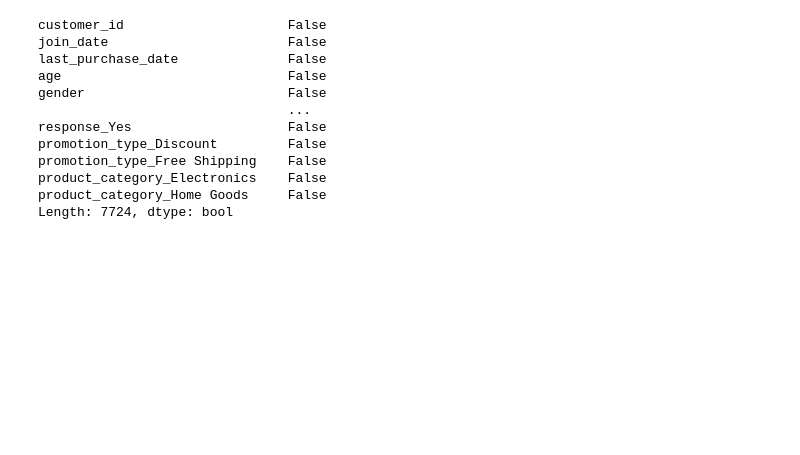
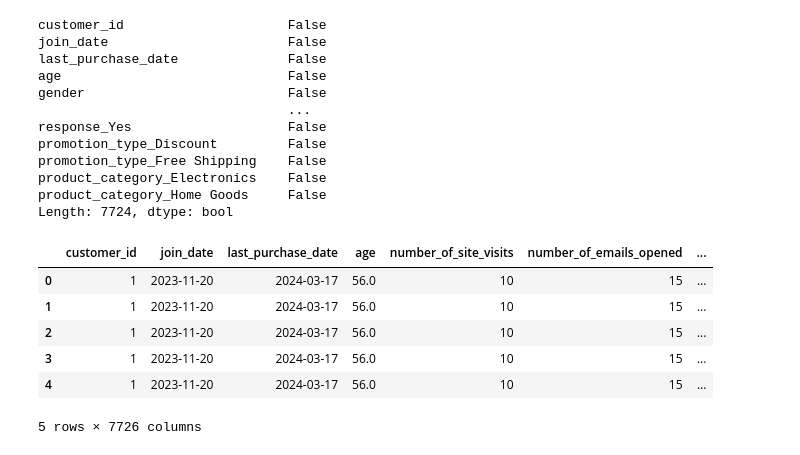
Before and after one commit to NazilaNajmul/schulich_data_science, a Jupyter notebook: Assignment 2- Nazila.ipynb, the cells around one changed output. Drawn from its saved outputs; the diff is of its cells as text; code cells hidden in the pictures; blank space fills up the shorter version.

```diff
--- a/Assignment 2- Nazila.ipynb
+++ b/Assignment 2- Nazila.ipynb
@@ -399,3 +401,23 @@ promotion_type_Free Shipping    False
 product_category_Electronics    False
 product_category_Home Goods     False
 Length: 7724, dtype: bool
+# %%
+# Handle categorical variables using one-hot encoding
+categorical_gender = ['gender']
+df = pd.get_dummies(df, columns=categorical_gender, drop_first=True)
+# %%
+# Create a 'customer_tenure' feature from 'join_date' and 'last_purchase_date'
+df['customer_tenure'] = (df['last_purchase_date'] - df['join_date']).dt.days
+
+# Duration since last purchase
+df['days_since_last_purchase'] = (pd.to_datetime('today') - df['last_purchase_date']).dt.days
+# %%
+df.head()
+# %% [output]
+|  | customer_id | join_date | last_purchase_date | age | number_of_site_visits | number_of_emails_opened | ... |
+| 0 | 1 | 2023-11-20 | 2024-03-17 | 56.0 | 10 | 15 | ... |
+| 1 | 1 | 2023-11-20 | 2024-03-17 | 56.0 | 10 | 15 | ... |
+| 2 | 1 | 2023-11-20 | 2024-03-17 | 56.0 | 10 | 15 | ... |
+| 3 | 1 | 2023-11-20 | 2024-03-17 | 56.0 | 10 | 15 | ... |
+| 4 | 1 | 2023-11-20 | 2024-03-17 | 56.0 | 10 | 15 | ... |
+5 rows × 7726 columns
```
Also changed, not shown: parts of 13 cells of this notebook, 1 other file.
